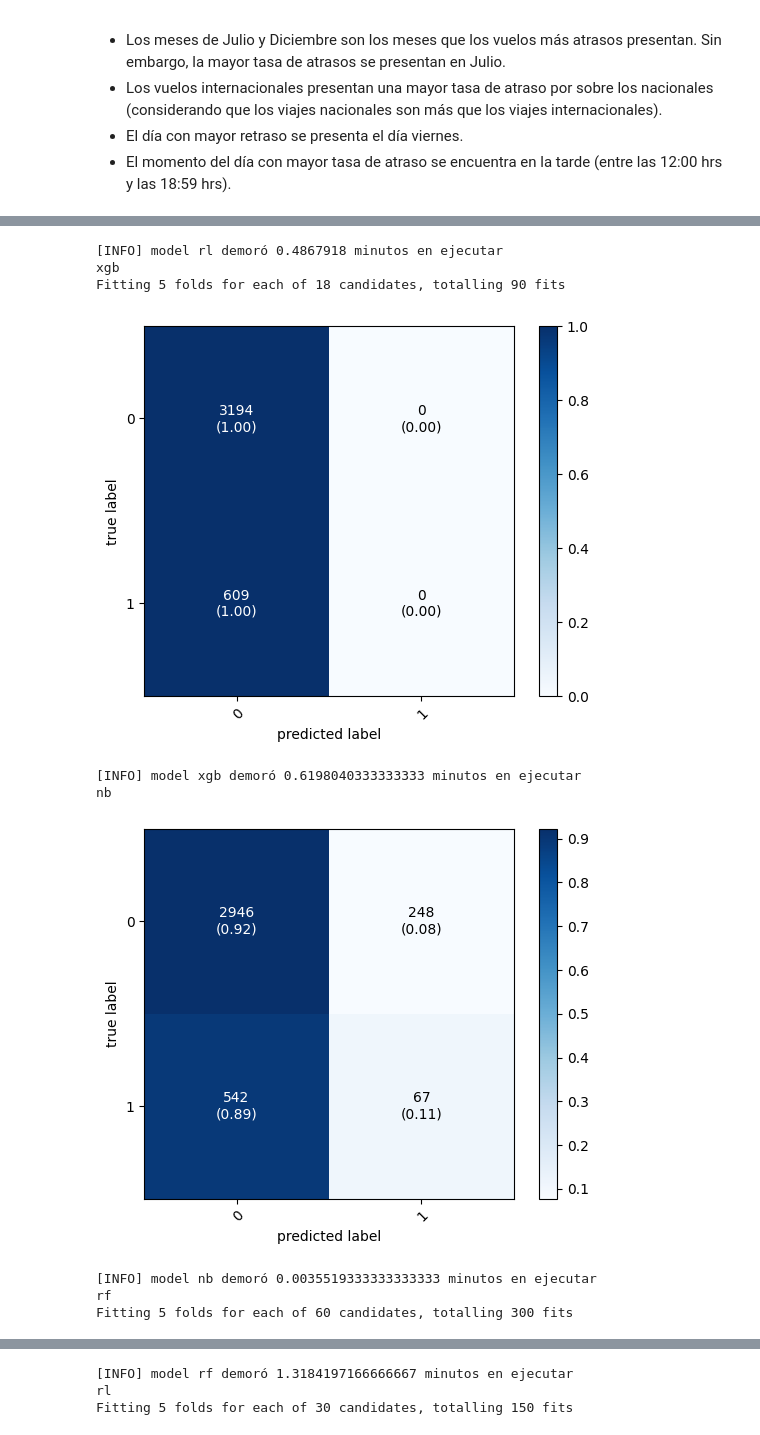
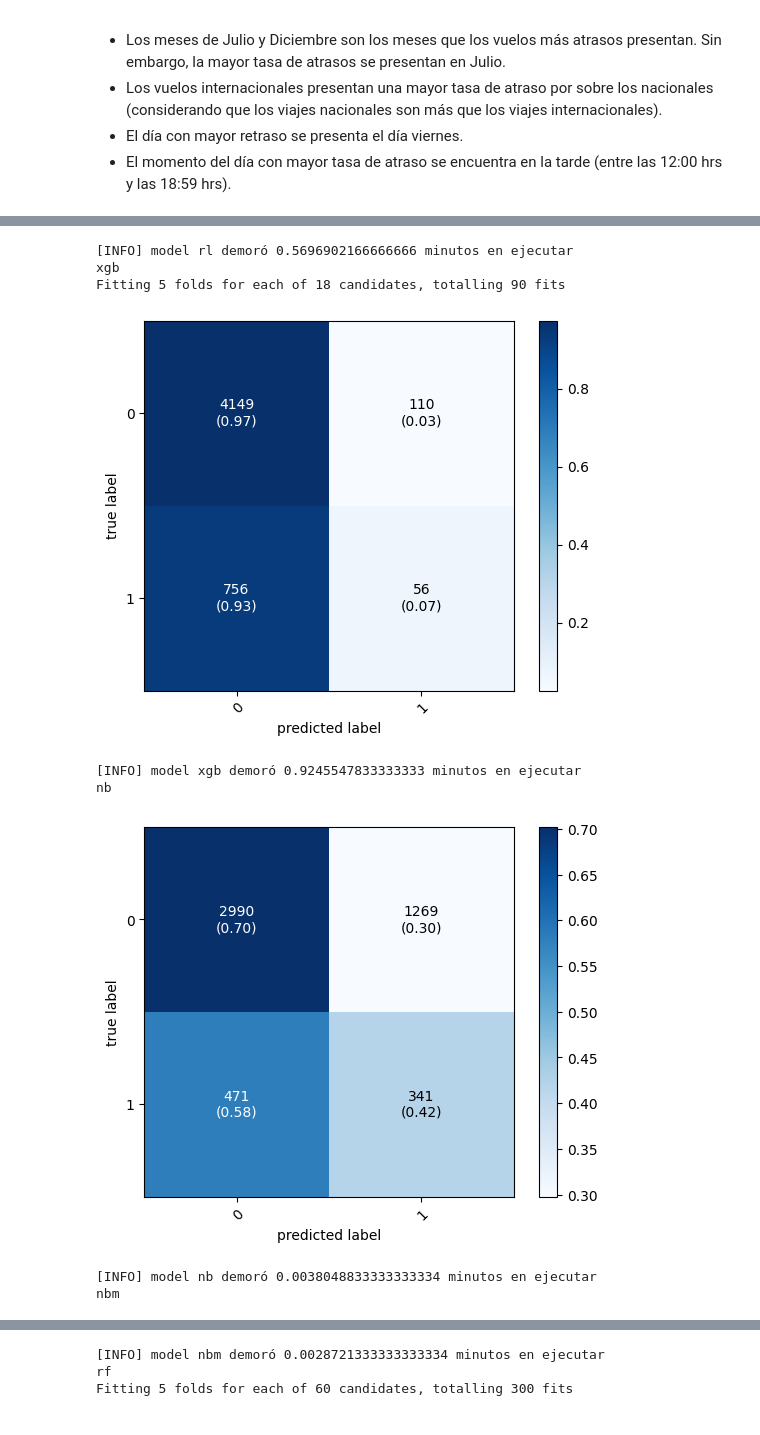
Before and after one commit to marioguzmanb/challenge_ds_latam, a Jupyter notebook: notebooks/solution.ipynb, the cells around one changed output, grey strips where cells are left out. Drawn from its saved outputs; the diff is of its cells as text; code cells hidden in the pictures.

Commit message:
actualización de los modelos

```diff
--- a/notebooks/solution.ipynb
+++ b/notebooks/solution.ipynb
@@ -414,5 +485,6 @@ df = df.fillna({"operador":"OTRO"})
 # %%
-features = ["DIANOM","TIPOVUELO","periodo_dia","temporada_alta","operador"]
-target = "atraso_15"
+features = ['TEMPORADA_ALTA', 'PERIODO_DIA','MES', 'OPERADOR', 'DESTINO_FREQ', 'FREQ_VUELOS', 'TIPOVUELO', 'DIANOM']
+target = "ATRASO_15"
+var_num = ["FREQ_VUELOS",'MES']
 metrics=None
 path_metrics = "data/metrics_models/metrics.parquet"
@@ -419,13 +493,14 @@ path_metrics = "data/metrics_models/metrics.parquet"
+# %%
+df_feat = df[features]
+var_cat = [col for col in df_feat.columns if col not in var_num]
+var_dummies = pd.get_dummies(df_feat[var_cat])
+var_dummies[var_num[0]] = df[[var_num[0]]]
+var_dummies[var_num[1]] = df[[var_num[1]]]
+X = var_dummies
+y = df[target]
 # %%
-X = df[features]
-y = df[target]
-X_train, X_test, y_train, y_test = train_test_split(X, y, test_size=0.15, random_state=666,stratify=y)
-ohe = OneHotEncoder()
-ohe.fit(X_train)
-X_train = ohe.transform(X_train).toarray()
-X_test = ohe.transform(X_test).toarray()
-
-models = ["rf","rl","xgb","nb"]
+X_train, X_test, y_train, y_test = train_test_split(X, y, test_size=0.2, random_state=42,stratify=y)
+models = ["rf","rl","xgb","nb","nbm"]
 for model in models:
     start_iter = datetime.now()
     print(model)
@@ -437,6 +512,8 @@ for model in models:
         grid_under = GaussianNB()
     elif model == "xgb":
         grid_under = GridSearchCV(XGBClassifier(), param_xgb, refit=True, verbose=1, scoring="f1_weighted")
+    elif model == "nbm":
+        grid_under = MultinomialNB()
     path_model_save = f"models/atraso_completo/{model}.pickle"
     grid_under.fit(X_train, y_train)
     y_pred = grid_under.predict(X_test)
@@ -473,17 +555,18 @@ nb
 # %%
 momento_dia = ["mañana","tarde","noche"]
-models = ["rf","rl","xgb","nb"]
+models = ["rf","rl","xgb","nb","nbm"]
 for dia in momento_dia:
-    df_filter = df[df["periodo_dia"]==dia]
+    df_filter = df[df["PERIODO_DIA"]==dia]
     if dia == "mañana":
         dia = "manana"
-    X = df_filter[features]
+    df_feat = df_filter[features]
+    var_cat = [col for col in df_feat.columns if col not in var_num]
+    var_dummies = pd.get_dummies(df_feat[var_cat])
+    var_dummies[var_num[0]] = df[[var_num[0]]]
+    var_dummies[var_num[1]] = df[[var_num[1]]]
+    X = var_dummies
     y = df_filter[target]
-    X_train, X_test, y_train, y_test = train_test_split(X, y, test_size=0.15, random_state=666,stratify=y)
-    ohe = OneHotEncoder()
-    ohe.fit(X_train)
-    X_train = ohe.transform(X_train).toarray()
-    X_test = ohe.transform(X_test).toarray()
+    X_train, X_test, y_train, y_test = train_test_split(X, y, test_size=0.2, random_state=42,stratify=y)
 
     for model in models:
         start_iter = datetime.now()
@@ -496,6 +579,8 @@ for dia in momento_dia:
             grid_under = GaussianNB()
         elif model == "xgb":
             grid_under = GridSearchCV(XGBClassifier(), param_xgb, refit=True, verbose=1,scoring="f1_weighted")
+        elif model == "nbm":
+            grid_under = MultinomialNB()
         path_model_save = f"models/atraso_{dia}/{model}.pickle"
         grid_under.fit(X_train, y_train)
         y_pred = grid_under.predict(X_test)
@@ -521,13 +606,12 @@ Fitting 5 folds for each of 60 candidates, totalling 300 fits
 rl
 Fitting 5 folds for each of 30 candidates, totalling 150 fits
 [figure]
-[INFO] model rl demoró 0.4867918 minutos en ejecutar
+[INFO] model rl demoró 0.5696902166666666 minutos en ejecutar
 xgb
 Fitting 5 folds for each of 18 candidates, totalling 90 fits
-[figure, old version]
+[figure, new version]
-[INFO] model xgb demoró 0.6198040333333333 minutos en ejecutar
+[INFO] model xgb demoró 0.9245547833333333 minutos en ejecutar
 nb
-[figure, old version]
+[figure, new version]
-[INFO] model nb demoró 0.0035519333333333333 minutos en ejecutar
-rf
-Fitting 5 folds for each of 60 candidates, totalling 300 fits
+[INFO] model nb demoró 0.0038048833333333334 minutos en ejecutar
+nbm
@@ -535,3 +619,3 @@ Fitting 5 folds for each of 60 candidates, totalling 300 fits
-[INFO] model rf demoró 1.3184197166666667 minutos en ejecutar
-rl
-Fitting 5 folds for each of 30 candidates, totalling 150 fits
+[INFO] model nbm demoró 0.0028721333333333334 minutos en ejecutar
+rf
+Fitting 5 folds for each of 60 candidates, totalling 300 fits
```
Also changed, not shown: parts of 22 cells of this notebook, 59 other files.
